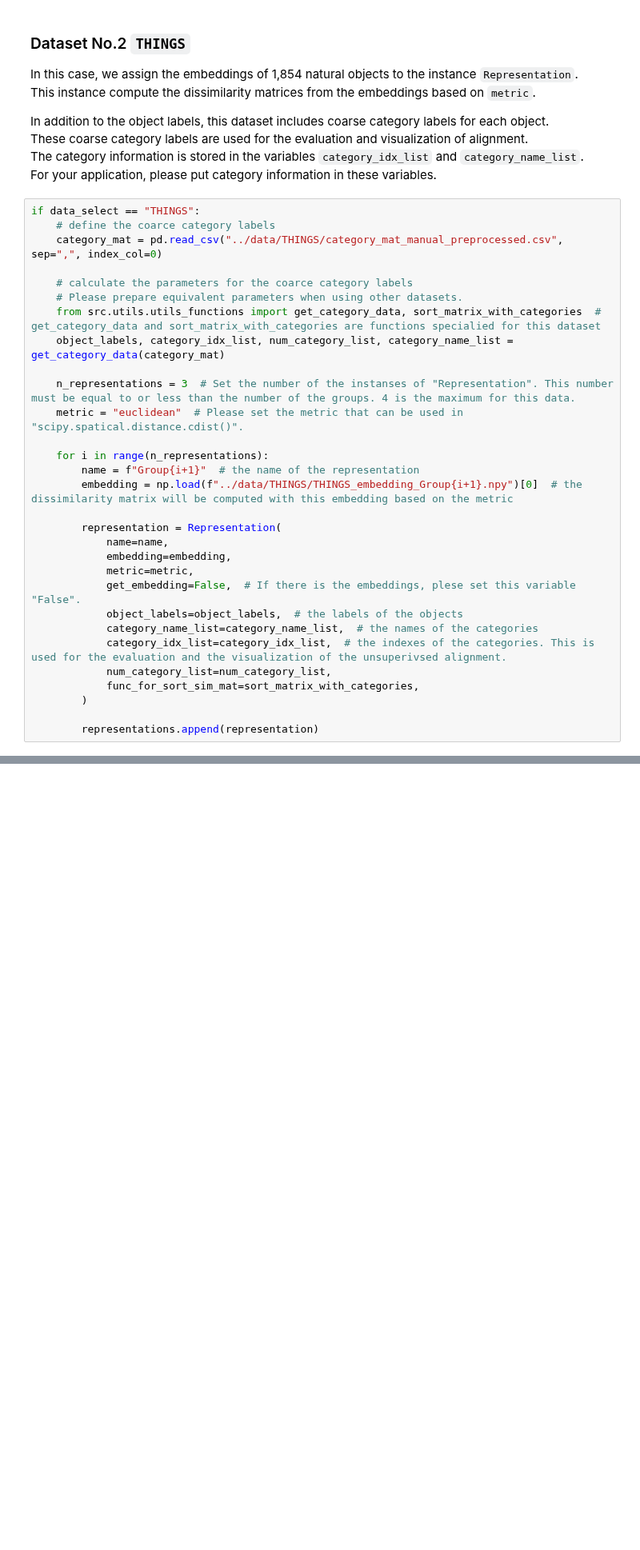
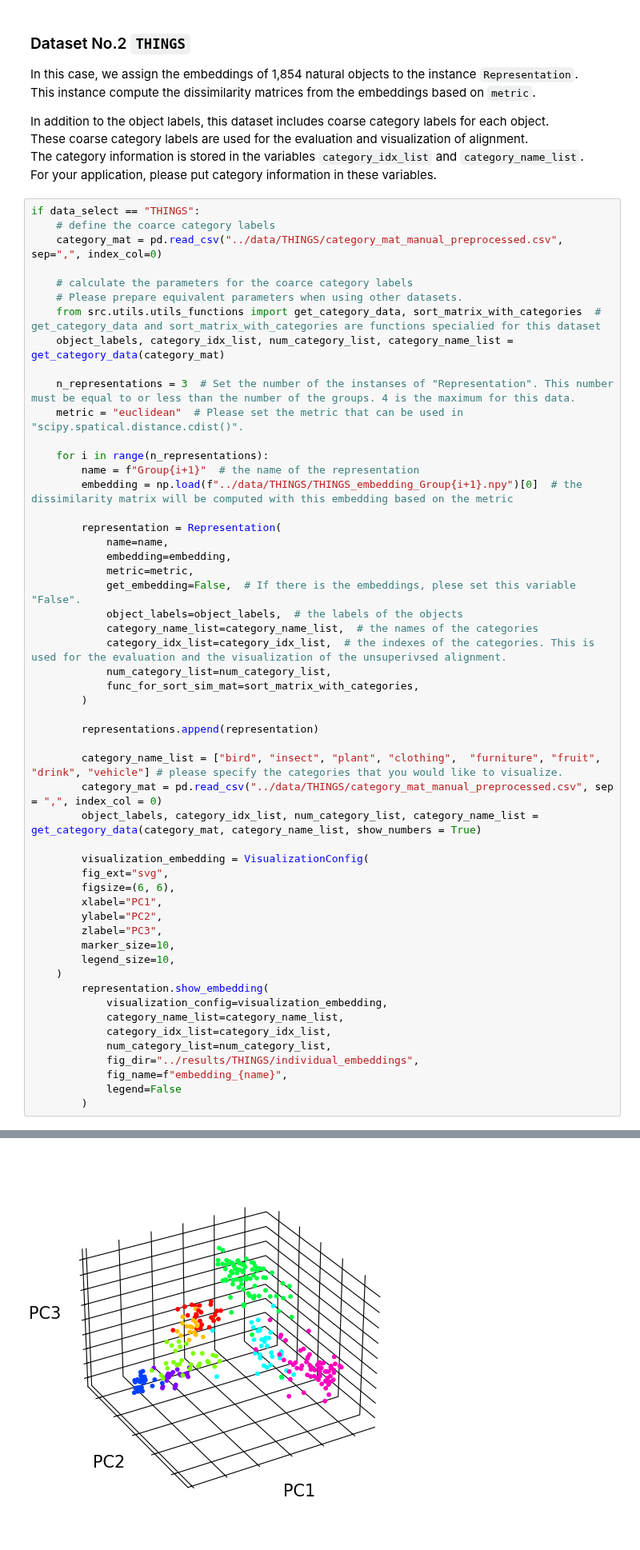
Before and after one commit to oizumi-lab/GWTune, a Jupyter notebook: scripts/tutorial.ipynb, the cells around one changed output, grey strips where cells are left out. Shown at 80% size. Saved outputs shown, nothing was run; the diff lists cells and outputs as text; blank space fills up the shorter version.

```diff
--- a/scripts/tutorial.ipynb
+++ b/scripts/tutorial.ipynb
@@ -97,3 +97,27 @@ if data_select == "THINGS":
         )
 
         representations.append(representation)
+
+        category_name_list = ["bird", "insect", "plant", "clothing",  "furniture", "fruit", "drink", "vehicle"] # please specify the categories that you would like to visualize.
+        category_mat = pd.read_csv("../data/THINGS/category_mat_manual_preprocessed.csv", sep = ",", index_col = 0)
+        object_labels, category_idx_list, num_category_list, category_name_list = get_category_data(category_mat, category_name_list, show_numbers = True)
+
+        visualization_embedding = VisualizationConfig(
+        fig_ext="svg",
+        figsize=(6, 6),
+        xlabel="PC1",
+        ylabel="PC2",
+        zlabel="PC3",
+        marker_size=10,
+        legend_size=10,
+    )
+        representation.show_embedding(
+            visualization_config=visualization_embedding,
+            category_name_list=category_name_list,
+            category_idx_list=category_idx_list,
+            num_category_list=num_category_list,
+            fig_dir="../results/THINGS/individual_embeddings",
+            fig_name=f"embedding_{name}",
+            legend=False
+        )
+# %% [output]
@@ -99,0 +133 @@ if data_select == "THINGS":
+[figure, added]
```
Also changed, not shown: parts of 1 cell of this notebook, 5 other files.
